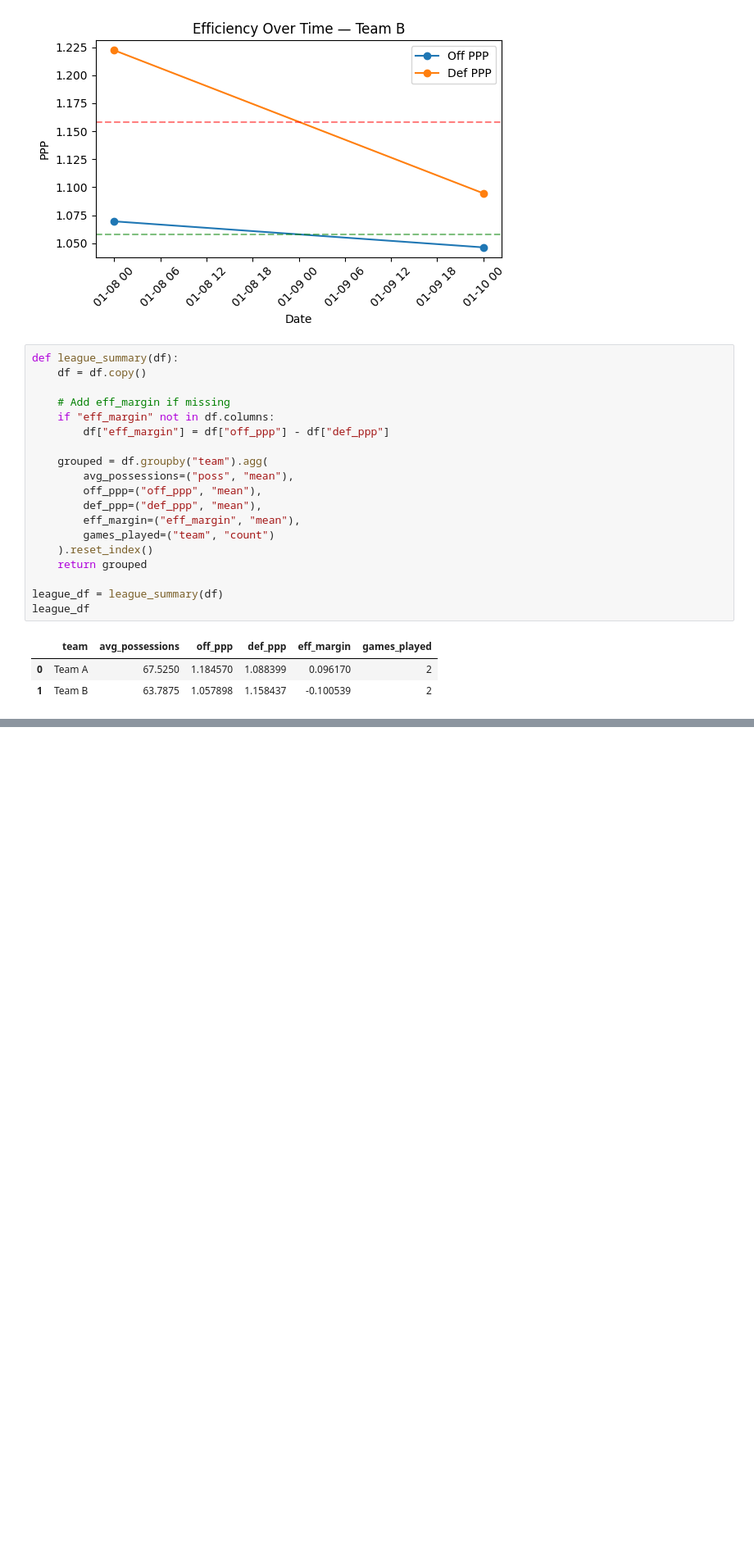
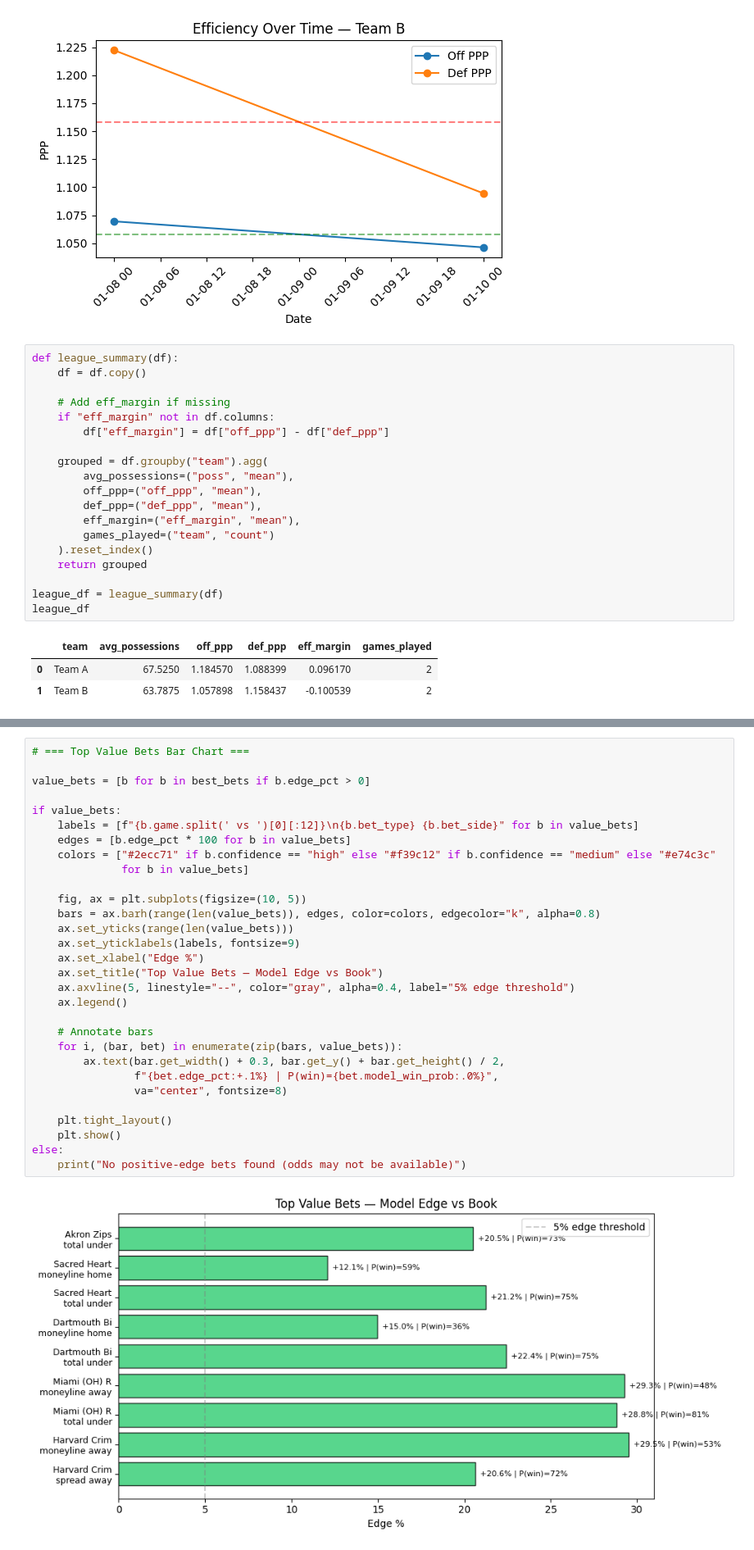
Before and after one commit to skonkalmatt/cbb-matchup-analyzer, a Jupyter notebook: notebooks/cbb_matchup_hello_world.ipynb, the cells around one changed output, grey strips where cells are left out. Shown at 82% size. Cells and saved outputs as stored; diff of their text form; blank space fills up the shorter version.

```diff
--- a/notebooks/cbb_matchup_hello_world.ipynb
+++ b/notebooks/cbb_matchup_hello_world.ipynb
@@ -253,0 +1082,32 @@ league_df
+# %%
+# === Top Value Bets Bar Chart ===
+
+value_bets = [b for b in best_bets if b.edge_pct > 0]
+
+if value_bets:
+    labels = [f"{b.game.split(' vs ')[0][:12]}\n{b.bet_type} {b.bet_side}" for b in value_bets]
+    edges = [b.edge_pct * 100 for b in value_bets]
+    colors = ["#2ecc71" if b.confidence == "high" else "#f39c12" if b.confidence == "medium" else "#e74c3c"
+              for b in value_bets]
+
+    fig, ax = plt.subplots(figsize=(10, 5))
+    bars = ax.barh(range(len(value_bets)), edges, color=colors, edgecolor="k", alpha=0.8)
+    ax.set_yticks(range(len(value_bets)))
+    ax.set_yticklabels(labels, fontsize=9)
+    ax.set_xlabel("Edge %")
+    ax.set_title("Top Value Bets — Model Edge vs Book")
+    ax.axvline(5, linestyle="--", color="gray", alpha=0.4, label="5% edge threshold")
+    ax.legend()
+
+    # Annotate bars
+    for i, (bar, bet) in enumerate(zip(bars, value_bets)):
+        ax.text(bar.get_width() + 0.3, bar.get_y() + bar.get_height() / 2,
+                f"{bet.edge_pct:+.1%} | P(win)={bet.model_win_prob:.0%}",
+                va="center", fontsize=8)
+
+    plt.tight_layout()
+    plt.show()
+else:
+    print("No positive-edge bets found (odds may not be available)")
+# %% [output]
+[figure, added]
```
Also changed, not shown: parts of 20 cells of this notebook, 12 other files.
